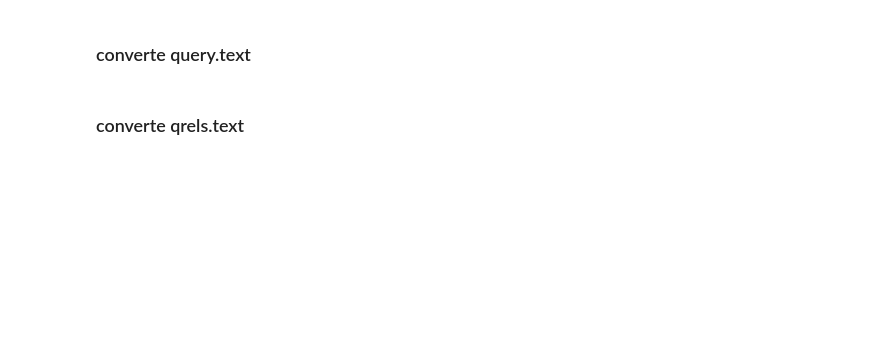
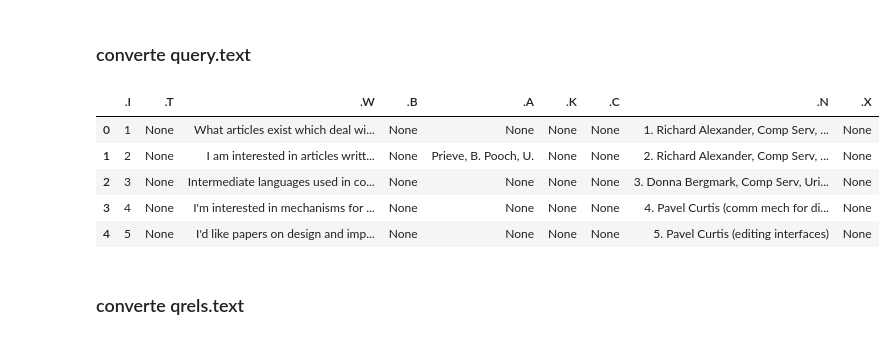
Before and after one commit to sahersoufan/IRProject, a Jupyter notebook: system/cacmSys/core/jupytoNotes/cacm.ipynb, the cells around one changed output. Drawn from its saved outputs; the diff is of its cells as text; code cells hidden in the pictures; blank space fills up the shorter version.

```diff
--- a/system/cacmSys/core/jupytoNotes/cacm.ipynb
+++ b/system/cacmSys/core/jupytoNotes/cacm.ipynb
@@ -12,8 +14,8 @@ allMarkers = re.compile('(\.[ITWBACKNX] )')
 # %% [markdown]
 ### queries info
 # %%
-CACMQUERY = '../../../cacm/query.text'
-CACMQRELS = '../../../cacm/qrels.text'
+CACMQUERY = '../../../../cacm/query.text'
+CACMQRELS = '../../../../cacm/qrels.text'
 import re
 queryMarkers = re.compile('(\.[IWAN] )')
 # %%
@@ -84,5 +96,14 @@ qDataFrame.head()
 # %%
-qDataFrame.to_csv('../../cacmData/cacmQueryCsv.csv')
+cacmQueryCsvDis = distributeCacmData(cacmQuery)
+cacmQueryCsvDis.head()
+# qDataFrame.to_csv('../../cacmData/cacmQueryCsv.csv')
+# %% [output]
+|  | .I | .T | .W | .B | .A | .K | .C | .N | .X |
+| 0 | 1 | None | What articles exist which deal wi... | None | None | None | None | 1. Richard Alexander, Comp Serv, ... | None |
+| 1 | 2 | None | I am interested in articles writt... | None | Prieve, B. Pooch, U. | None | None | 2. Richard Alexander, Comp Serv, ... | None |
+| 2 | 3 | None | Intermediate languages used in co... | None | None | None | None | 3. Donna Bergmark, Comp Serv, Uri... | None |
+| 3 | 4 | None | I'm interested in mechanisms for ... | None | None | None | None | 4. Pavel Curtis (comm mech for di... | None |
+| 4 | 5 | None | I'd like papers on design and imp... | None | None | None | None | 5. Pavel Curtis (editing interfaces) | None |
 # %% [markdown]
 ### converte qrels.text
 # %%
```
Also changed, not shown: parts of 50 cells of this notebook, 20 other files.
